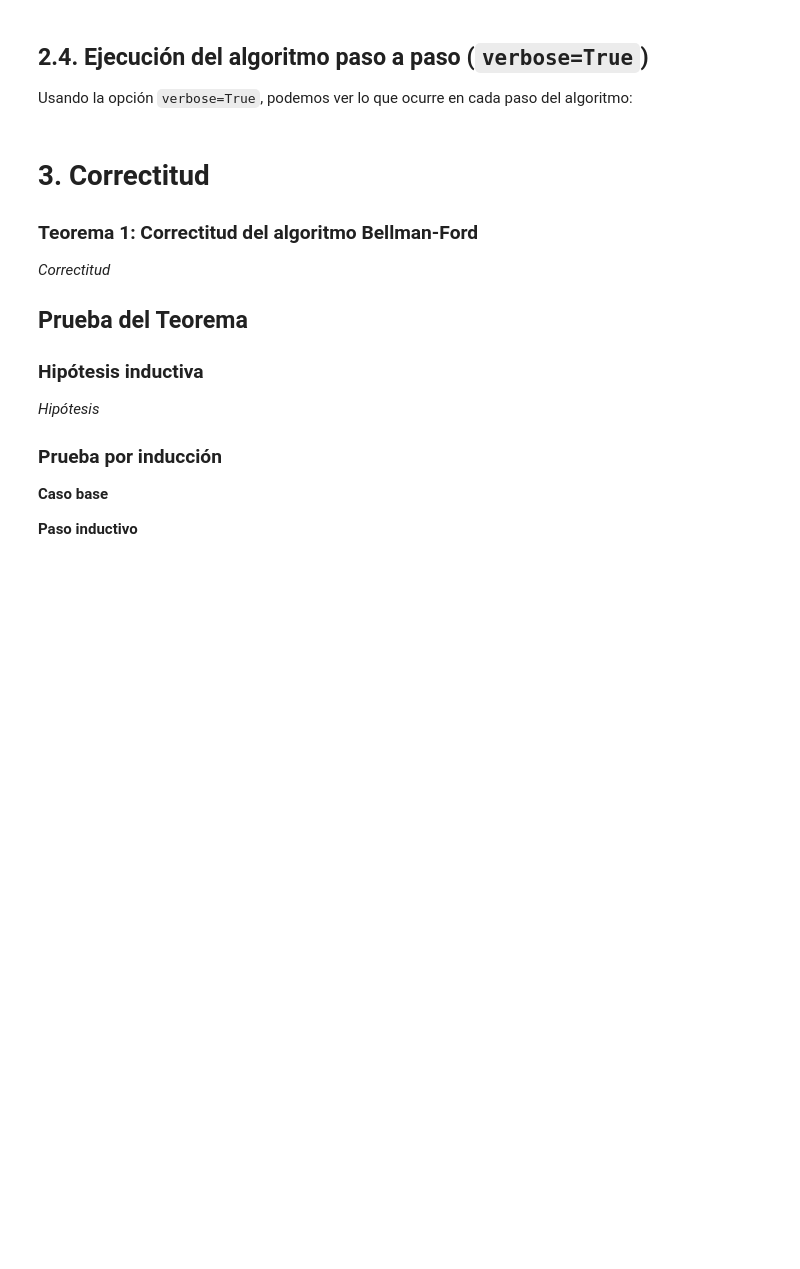
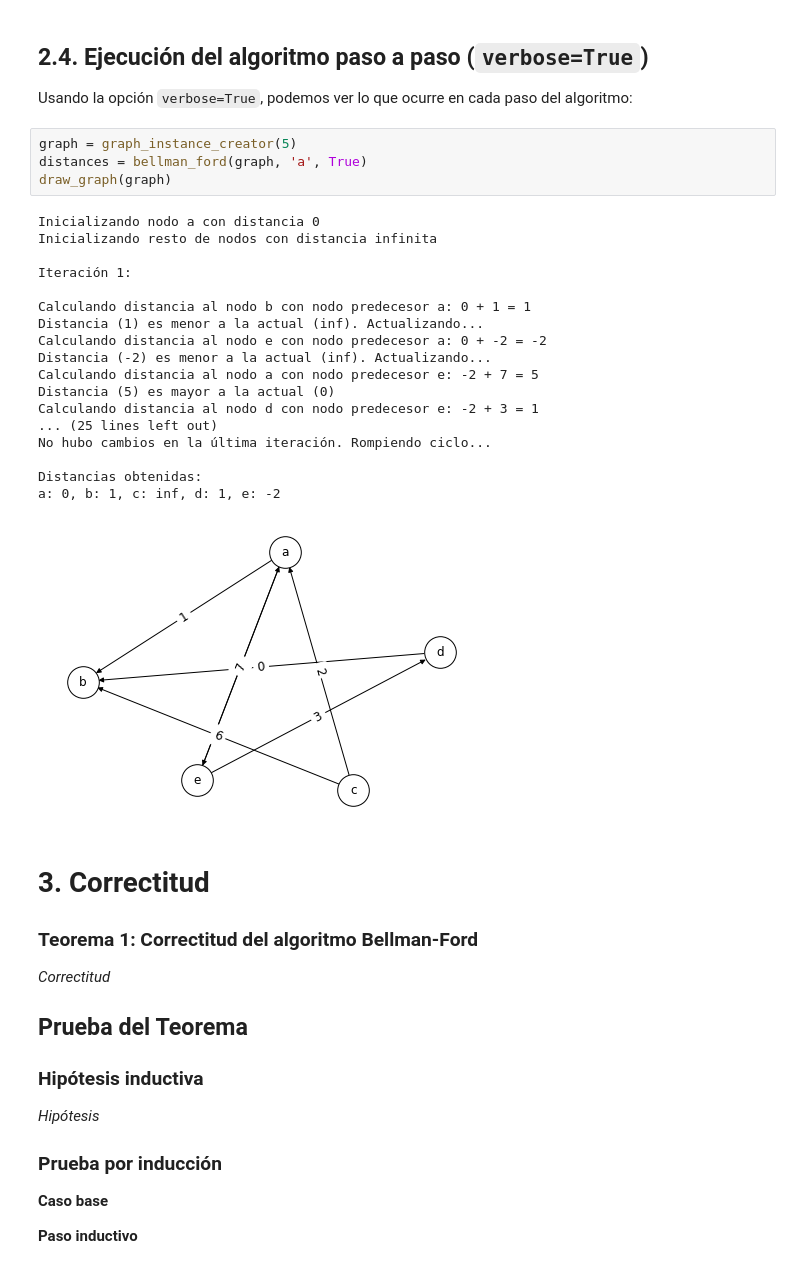
Before and after one commit to OscarRojasG/ADA-Informes, a Jupyter notebook: Informe11-BellmanFord.ipynb, the cells around one changed output. Saved outputs shown, nothing was run; the diff lists cells and outputs as text; blank space fills up the shorter version.

```diff
--- a/Informe11-BellmanFord.ipynb
+++ b/Informe11-BellmanFord.ipynb
@@ -207,6 +242,29 @@ Continuamos iterando hasta completar las $n-1$ iteraciones, o convenientemente h
 ## 2.4. Ejecución del algoritmo paso a paso (`verbose=True`)
 
 Usando la opción `verbose=True`, podemos ver lo que ocurre en cada paso del algoritmo:
+# %%
+graph = graph_instance_creator(5)
+distances = bellman_ford(graph, 'a', True)
+draw_graph(graph)
+# %% [output]
+Inicializando nodo a con distancia 0
+Inicializando resto de nodos con distancia infinita
+
+Iteración 1:
+
+Calculando distancia al nodo b con nodo predecesor a: 0 + 1 = 1
+Distancia (1) es menor a la actual (inf). Actualizando...
+Calculando distancia al nodo e con nodo predecesor a: 0 + -2 = -2
+Distancia (-2) es menor a la actual (inf). Actualizando...
+Calculando distancia al nodo a con nodo predecesor e: -2 + 7 = 5
+Distancia (5) es mayor a la actual (0)
+Calculando distancia al nodo d con nodo predecesor e: -2 + 3 = 1
+... (25 lines left out)
+No hubo cambios en la última iteración. Rompiendo ciclo...
+
+Distancias obtenidas:
+a: 0, b: 1, c: inf, d: 1, e: -2
+[figure, added]
 # %% [markdown]
 # 3. Correctitud
 
```
Also changed, not shown: parts of 2 cells of this notebook.
